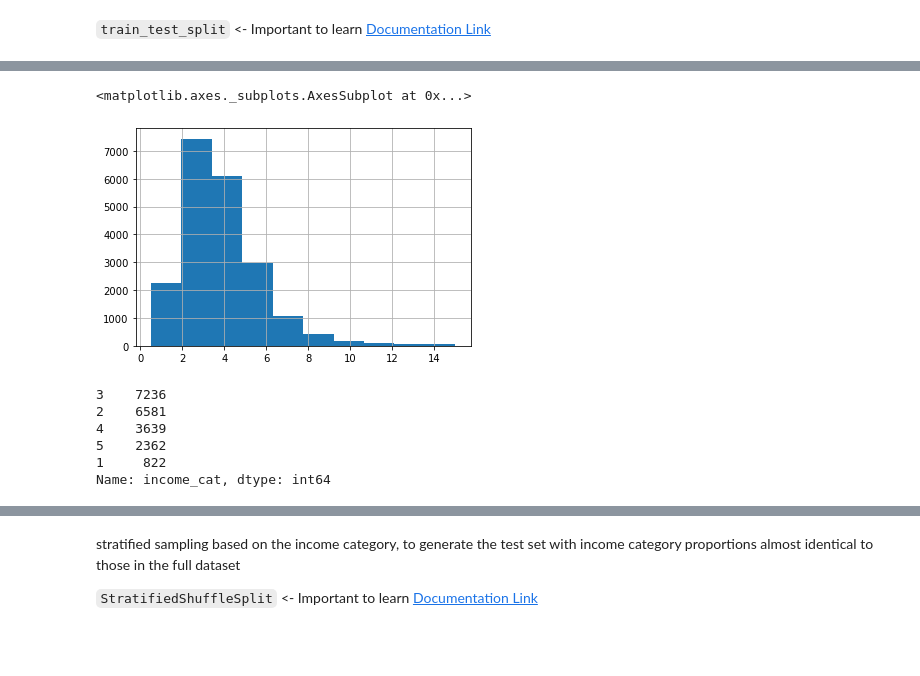
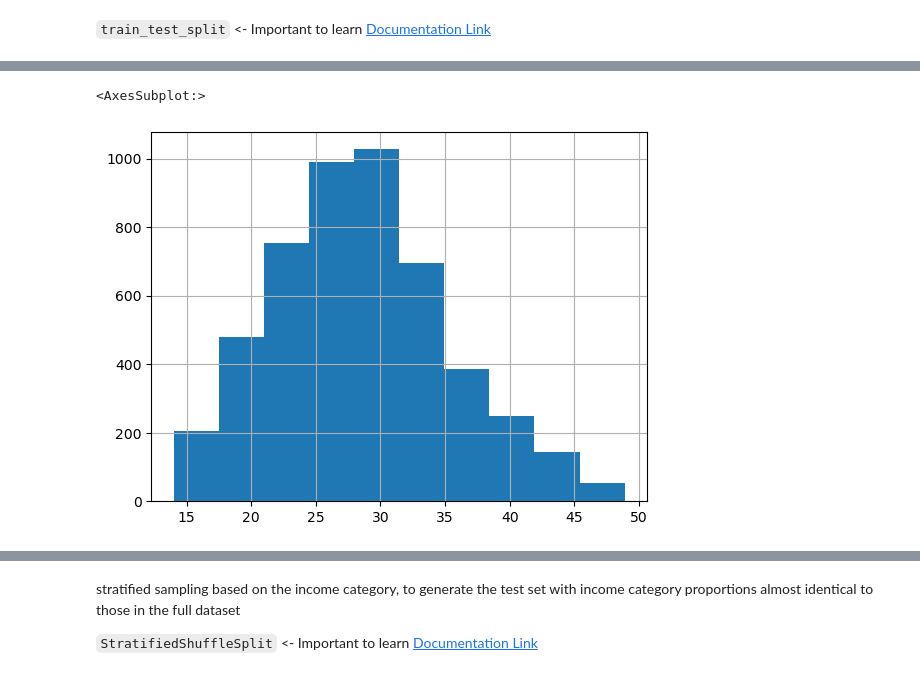
Before and after one commit to Lisnivia/F21DL, a Jupyter notebook: Lab 4 p3.ipynb, the cells around one changed output, grey strips where cells are left out. Saved outputs shown, nothing was run; the diff lists cells and outputs as text; code cells hidden in the pictures; blank space fills up the shorter version.

```diff
--- a/Lab 4 p3.ipynb
+++ b/Lab 4 p3.ipynb
@@ -176,6 +147,6 @@ test_set.head()
-# %%
-housing["median_income"].hist()
-# %% [output]
-<matplotlib.axes._subplots.AxesSubplot at 0x...>
-[figure, removed]
+# %%
+brain["bmi"].hist()
+# %% [output]
+<AxesSubplot:>
+[figure, added]
 # %%
@@ -184,10 +155 @@ housing["income_cat"] = pd.cut(housing["median_income"],
                                labels=[1, 2, 3, 4, 5])
-# %%
-housing["income_cat"].value_counts()
-# %% [output]
-3    7236
-2    6581
-4    3639
-5    2362
-1     822
-Name: income_cat, dtype: int64
```
Also changed, not shown: parts of 29 cells of this notebook, 1 other file.
